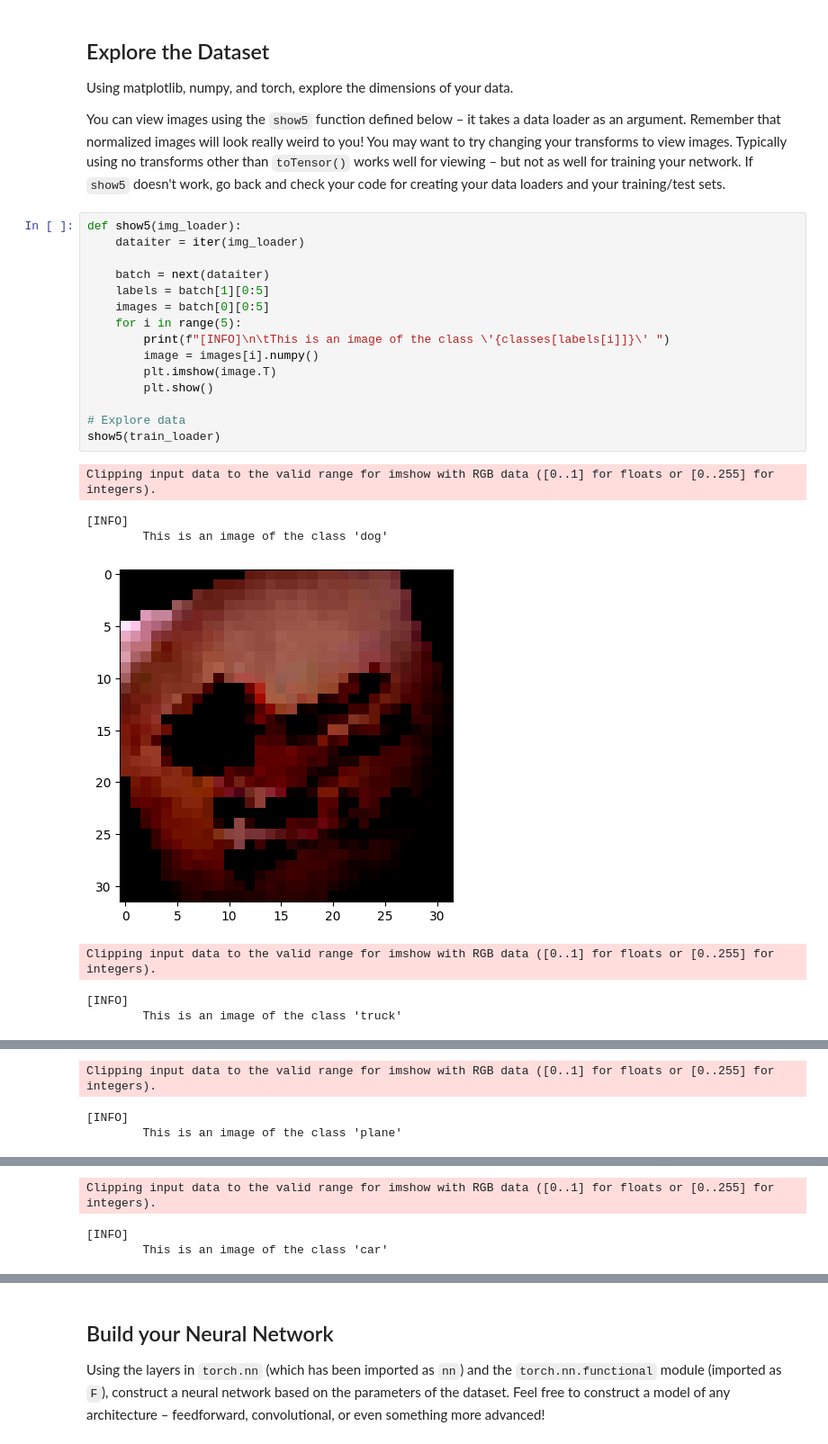
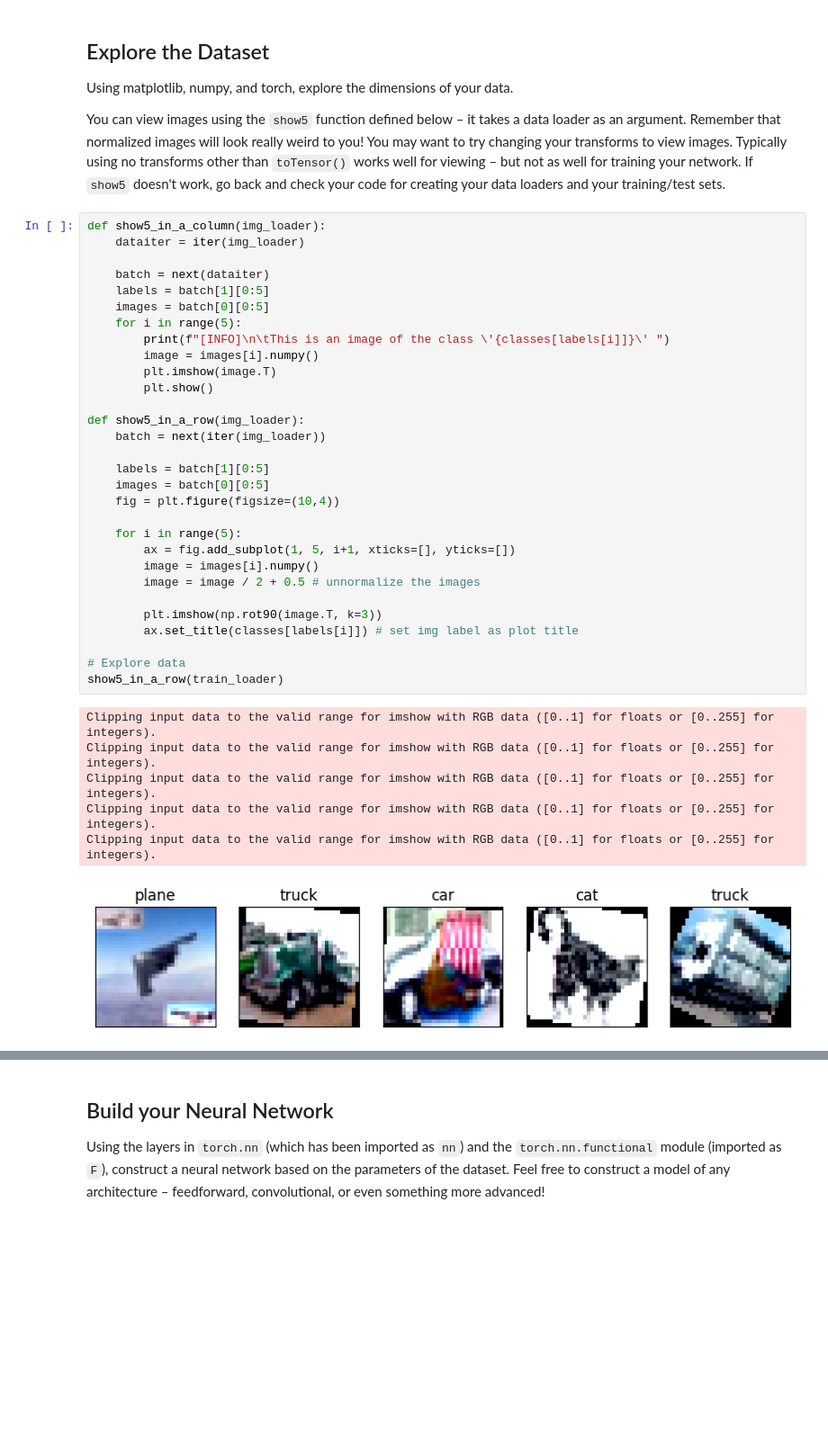
Before and after one commit to fab7/LESSONS-Deep-Learning, a Jupyter notebook: project/CIFAR-10_Image_Classifier-STARTER.ipynb, the cells around one changed output, grey strips where cells are left out. Shown: that part at 90% size. Cells and saved outputs as stored; diff of their text form; blank space fills up the shorter version.

```diff
--- a/project/CIFAR-10_Image_Classifier-STARTER.ipynb
+++ b/project/CIFAR-10_Image_Classifier-STARTER.ipynb
@@ -169,25 +209,39 @@ Remember that normalized images will look really weird to you! You may want to t
 Typically using no transforms other than `toTensor()` works well for viewing – but not as well for training your network.
 If `show5` doesn't work, go back and check your code for creating your data loaders and your training/test sets.
 # %%
-def show5(img_loader):
+def show5_in_a_column(img_loader):
     dataiter = iter(img_loader)
 
     batch = next(dataiter)
     labels = batch[1][0:5]
     images = batch[0][0:5]
     for i in range(5):
         print(f"[INFO]\n\tThis is an image of the class \'{classes[labels[i]]}\' ")
         image = images[i].numpy()
         plt.imshow(image.T)
         plt.show()
 
+def show5_in_a_row(img_loader):
+    batch = next(iter(img_loader))
+
+    labels = batch[1][0:5]
+    images = batch[0][0:5]
+    fig = plt.figure(figsize=(10,4))
+
+    for i in range(5):
+        ax = fig.add_subplot(1, 5, i+1, xticks=[], yticks=[])
+        image = images[i].numpy()
+        image = image / 2 + 0.5 # unnormalize the images
+
+        plt.imshow(np.rot90(image.T, k=3))
+        ax.set_title(classes[labels[i]]) # set img label as plot title
+
 # Explore data
-show5(train_loader)
+show5_in_a_row(train_loader)
 # %% [output]
 Clipping input data to the valid range for imshow with RGB data ([0..1] for floats or [0..255] for integers).
+Clipping input data to the valid range for imshow with RGB data ([0..1] for floats or [0..255] for integers).
+Clipping input data to the valid range for imshow with RGB data ([0..1] for floats or [0..255] for integers).
+Clipping input data to the valid range for imshow with RGB data ([0..1] for floats or [0..255] for integers).
+Clipping input data to the valid range for imshow with RGB data ([0..1] for floats or [0..255] for integers).
-[INFO]
-        This is an image of the class 'dog'
-[figure, old version]
+[figure, new version]
-Clipping input data to the valid range for imshow with RGB data ([0..1] for floats or [0..255] for integers).
-[INFO]
-        This is an image of the class 'truck'
@@ -195,3 +247,0 @@ Clipping input data to the valid range for imshow with RGB data ([0..1] for floa
-Clipping input data to the valid range for imshow with RGB data ([0..1] for floats or [0..255] for integers).
-[INFO]
-        This is an image of the class 'plane'
@@ -199,3 +247,0 @@ Clipping input data to the valid range for imshow with RGB data ([0..1] for floa
-Clipping input data to the valid range for imshow with RGB data ([0..1] for floats or [0..255] for integers).
-[INFO]
-        This is an image of the class 'car'
```
Also changed, not shown: parts of 11 cells of this notebook, 2 other files.
